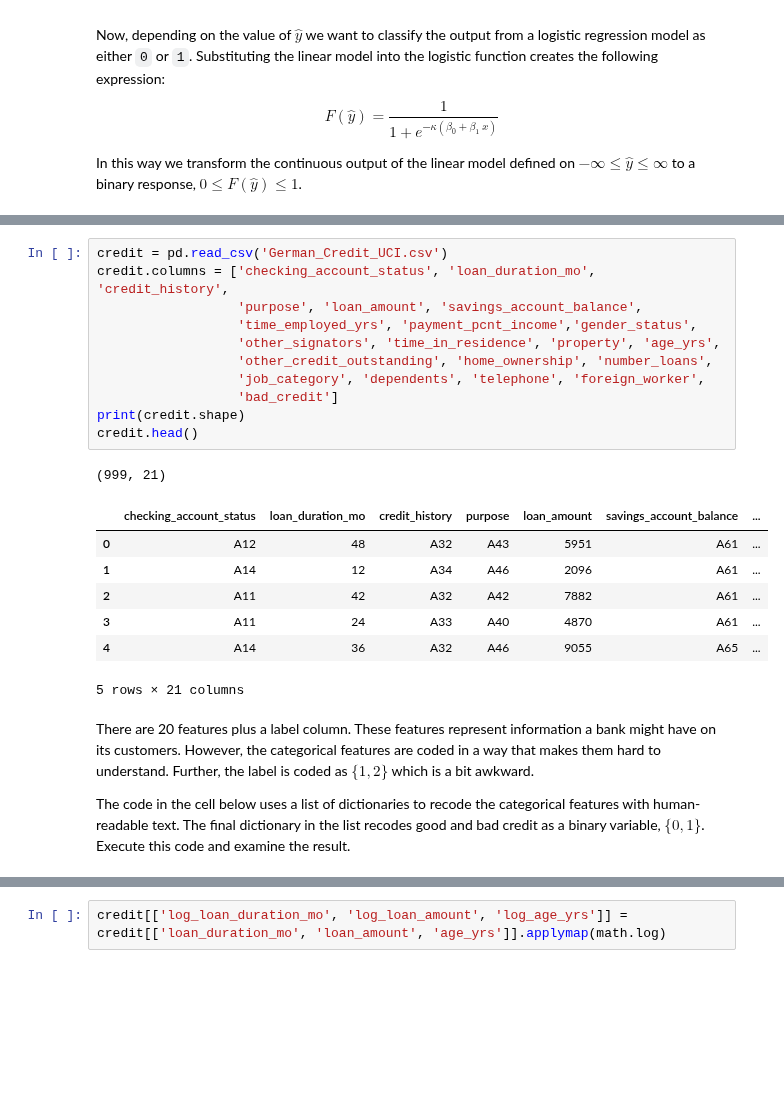
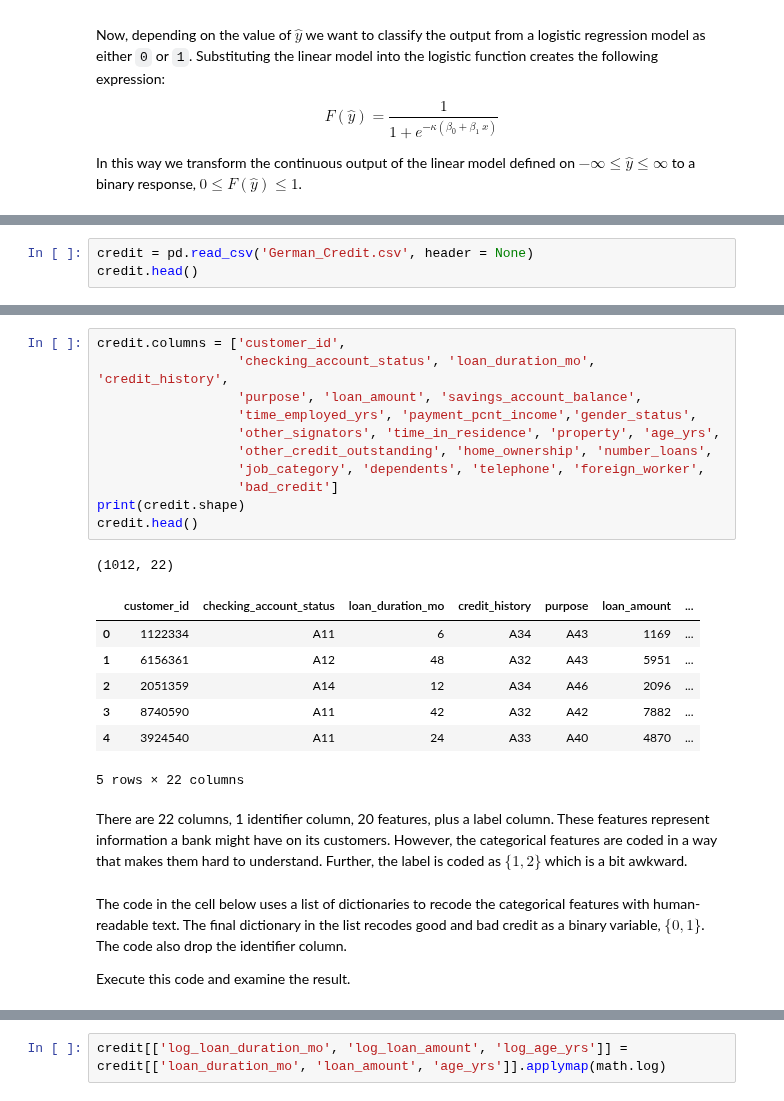
Before and after one commit to syslin/-MicrosoftLearning-Principles-of-Machine-Learning-Python, a Jupyter notebook: Module4/Classificaton.ipynb, the cells around one changed output, grey strips where cells are left out. Saved outputs shown, nothing was run; the diff lists cells and outputs as text; blank space fills up the shorter version.

```diff
--- a/Module4/Classificaton.ipynb
+++ b/Module4/Classificaton.ipynb
@@ -70,0 +73,3 @@ As a first step, load the dataset. The code in the cell below loads the dataset
+# %%
+credit = pd.read_csv('German_Credit.csv', header = None)
+credit.head()
@@ -71,27 +84,29 @@ As a first step, load the dataset. The code in the cell below loads the dataset
 # %%
-credit = pd.read_csv('German_Credit_UCI.csv')
-credit.columns = ['checking_account_status', 'loan_duration_mo', 'credit_history',
+credit.columns = ['customer_id',
+                  'checking_account_status', 'loan_duration_mo', 'credit_history',
                   'purpose', 'loan_amount', 'savings_account_balance',
                   'time_employed_yrs', 'payment_pcnt_income','gender_status',
                   'other_signators', 'time_in_residence', 'property', 'age_yrs',
                   'other_credit_outstanding', 'home_ownership', 'number_loans',
                   'job_category', 'dependents', 'telephone', 'foreign_worker',
                   'bad_credit']
 print(credit.shape)
 credit.head()
 # %% [output]
-(999, 21)
+(1012, 22)
-|  | checking_account_status | loan_duration_mo | credit_history | purpose | loan_amount | savings_account_balance | ... |
-| 0 | A12 | 48 | A32 | A43 | 5951 | A61 | ... |
-| 1 | A14 | 12 | A34 | A46 | 2096 | A61 | ... |
-| 2 | A11 | 42 | A32 | A42 | 7882 | A61 | ... |
-| 3 | A11 | 24 | A33 | A40 | 4870 | A61 | ... |
-| 4 | A14 | 36 | A32 | A46 | 9055 | A65 | ... |
+|  | customer_id | checking_account_status | loan_duration_mo | credit_history | purpose | loan_amount | ... |
+| 0 | 1122334 | A11 | 6 | A34 | A43 | 1169 | ... |
+| 1 | 6156361 | A12 | 48 | A32 | A43 | 5951 | ... |
+| 2 | 2051359 | A14 | 12 | A34 | A46 | 2096 | ... |
+| 3 | 8740590 | A11 | 42 | A32 | A42 | 7882 | ... |
+| 4 | 3924540 | A11 | 24 | A33 | A40 | 4870 | ... |
-5 rows × 21 columns
+5 rows × 22 columns
 # %% [markdown]
-There are 20 features plus a label column. These features represent information a bank might have on its customers. However, the categorical features are coded in a way that makes them hard to understand. Further, the label is coded as $\{ 1,2 \}$ which is a bit awkward.
-
-The code in the cell below uses a list of dictionaries to recode the categorical features with human-readable text. The final dictionary in the list recodes good and bad credit as a binary variable, $\{ 0,1 \}$. Execute this code and examine the result.
+There are 22 columns, 1 identifier column, 20 features, plus a label column. These features represent information a bank might have on its customers. However, the categorical features are coded in a way that makes them hard to understand. Further, the label is coded as $\{ 1,2 \}$ which is a bit awkward.
+# %% [markdown]
+The code in the cell below uses a list of dictionaries to recode the categorical features with human-readable text. The final dictionary in the list recodes good and bad credit as a binary variable, $\{ 0,1 \}$. The code also drop the identifier column.
+
+Execute this code and examine the result.
 # %%
 code_list = [['checking_account_status',
               {'A11' : '< 0 DM',
```
Also changed, not shown: parts of 34 cells of this notebook, 4 other files.
